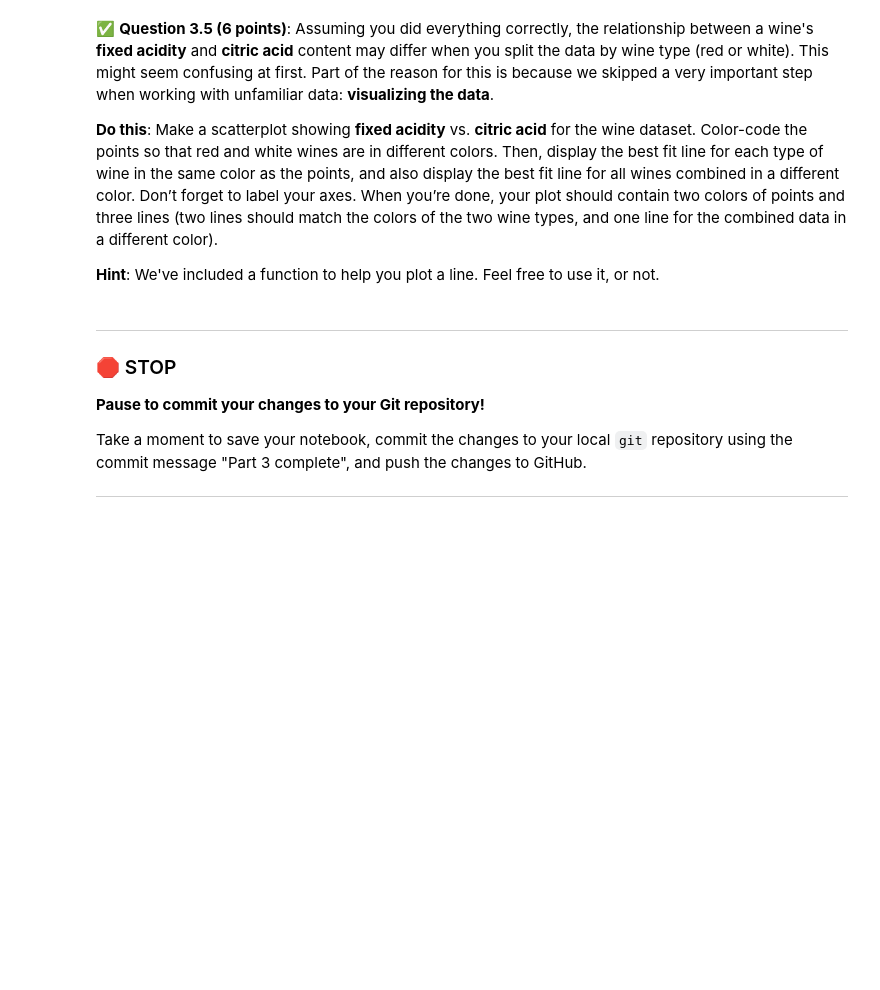
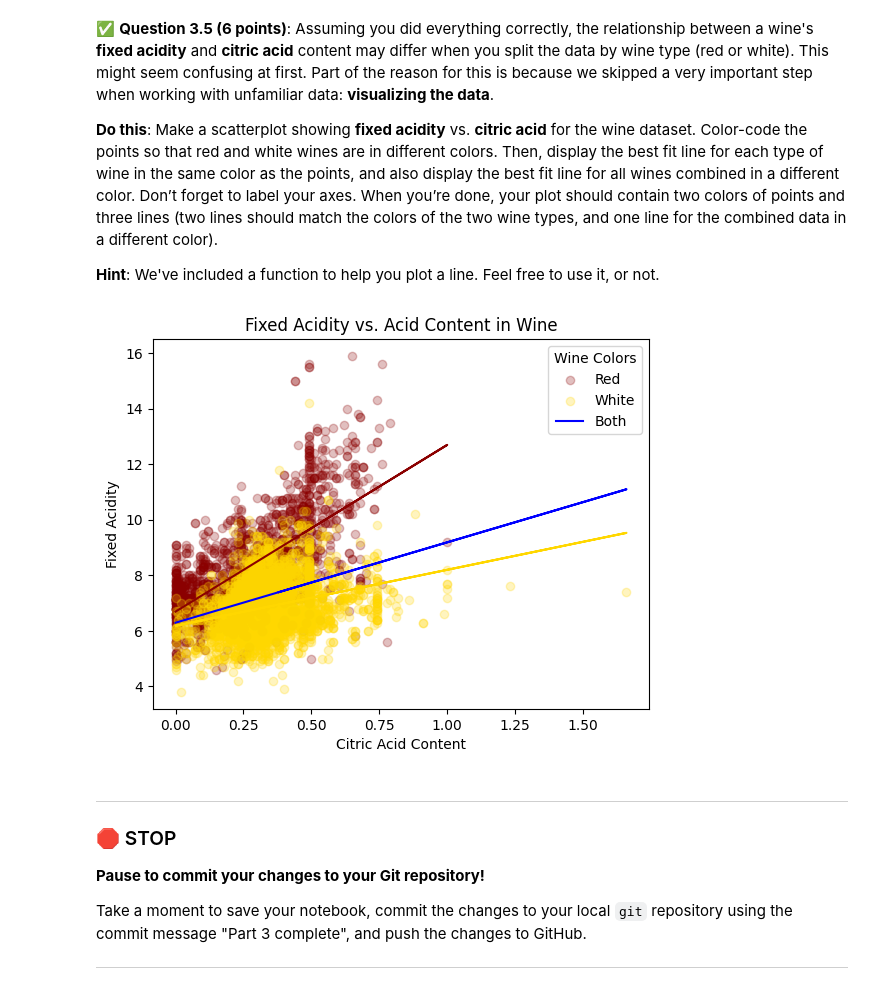
Before and after one commit to graysonslansky/CMSE202-f24-turnin, a Jupyter notebook: hw-03/HW-03_Regression-STUDENT.ipynb, the cells around one changed output. Cells and saved outputs as stored; diff of their text form; code cells hidden in the pictures; blank space fills up the shorter version.

```diff
--- a/hw-03/HW-03_Regression-STUDENT.ipynb
+++ b/hw-03/HW-03_Regression-STUDENT.ipynb
@@ -154,0 +153,8 @@ For this problem, make sure that you’re using the entire wine dataset, not jus
+# %%
+# Put your code here
+import statsmodels.api as sm
+wines = pd.concat([red,white])
+x_cnst = sm.add_constant(wines['citric acid'])
+mod = sm.OLS(wines['fixed acidity'],x_cnst)
+fit = mod.fit()
+print(fit.summary())
@@ -168,0 +194,6 @@ For this problem, make sure that you’re using the entire wine dataset, not jus
+# %%
+# Put your code here
+x_cnst_red = sm.add_constant(red['citric acid'])
+red_mod = sm.OLS(red['fixed acidity'],x_cnst_red)
+red_fit = red_mod.fit()
+print(red_fit.summary())
@@ -172,0 +220,6 @@ For this problem, make sure that you’re using the entire wine dataset, not jus
+# %%
+# Put your code here
+x_cnst_white = sm.add_constant(white['citric acid'])
+white_mod = sm.OLS(white['fixed acidity'],x_cnst_white)
+white_fit = white_mod.fit()
+print(white_fit.summary())
@@ -198,3 +264,25 @@ def plot_line(slope, intercept, xmin, xmax, color):
+# %%
+# Put your code here
+
+import matplotlib.pyplot as plt
+import numpy as np
+def plot_line(slope, intercept, xmin, xmax, color):
+    xline = np.array([xmin,xmax])
+    yline = slope*xline+intercept
+    plt.plot(xline,yline,color)
+
+plt.scatter(red['citric acid'],red['fixed acidity'],color='darkred',label = 'Red',alpha=0.25)
+plt.scatter(white['citric acid'],white['fixed acidity'],color='gold',label='White', alpha = 0.25)
+plt.plot(red['citric acid'],red_fit.params.iloc[1]*red['citric acid'] + red_fit.params.iloc[0],color='darkred')
+plt.plot(white['citric acid'],white_fit.params.iloc[1]*white['citric acid'] + white_fit.params.iloc[0],color='gold')
+plt.plot(wines['citric acid'],fit.params.iloc[1]*wines['citric acid'] + fit.params.iloc[0],color='blue',label='Both')
+plt.legend(title='Wine Colors')
+plt.xlabel('Citric Acid Content')
+plt.ylabel('Fixed Acidity')
+plt.title('Fixed Acidity vs. Acid Content in Wine')
+plt.show()
+# %% [output]
+[figure, added]
 # %% [markdown]
 ---
 ### &#128721; STOP
```
Also changed, not shown: parts of 11 cells of this notebook.
